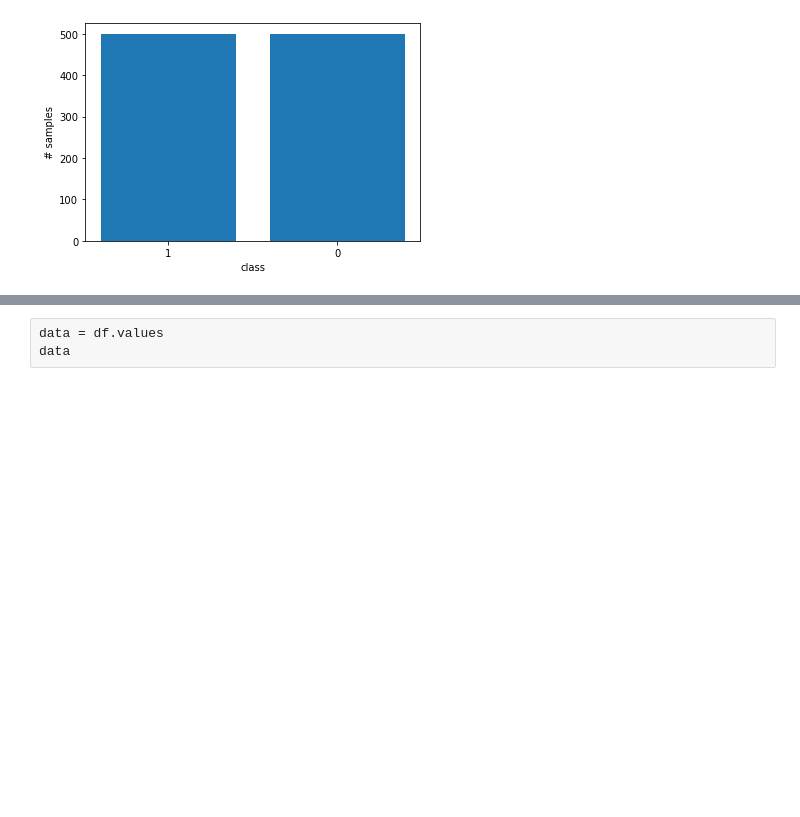
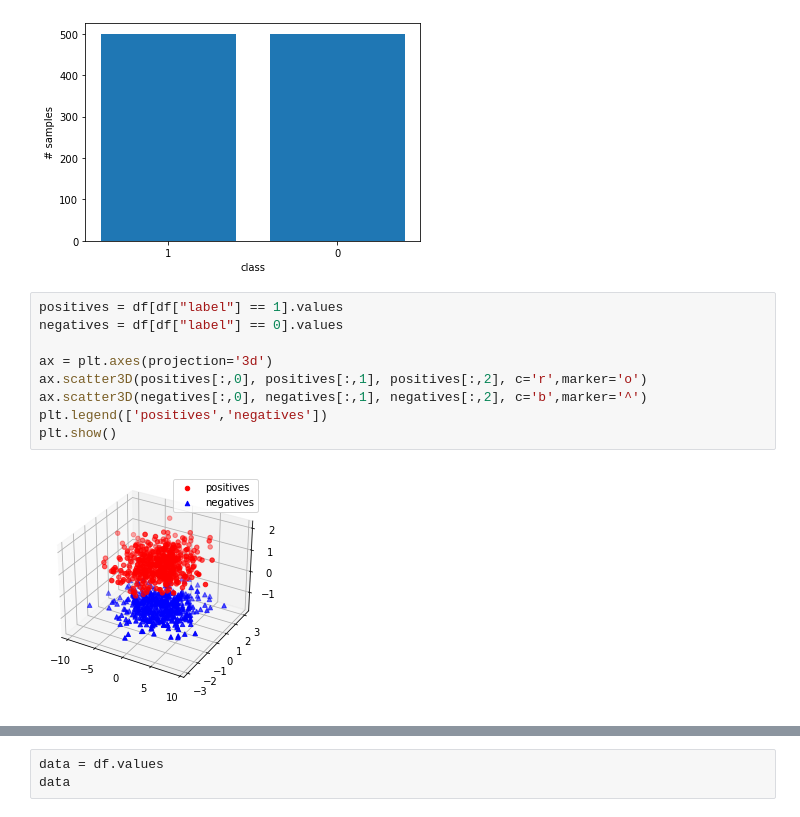
Before and after one commit to PavanReddy28/ML-assignment, a Jupyter notebook: Perceptron/Perceptron.ipynb, the cells around one changed output, grey strips where cells are left out. Drawn from its saved outputs; the diff is of its cells as text; blank space fills up the shorter version.

```diff
--- a/Perceptron/Perceptron.ipynb
+++ b/Perceptron/Perceptron.ipynb
@@ -37,3 +37,14 @@ plt.ylabel('# samples')
 plt.show()
 # %% [output]
 [figure]
+# %%
+positives = df[df["label"] == 1].values
+negatives = df[df["label"] == 0].values
+
+ax = plt.axes(projection='3d')
+ax.scatter3D(positives[:,0], positives[:,1], positives[:,2], c='r',marker='o')
+ax.scatter3D(negatives[:,0], negatives[:,1], negatives[:,2], c='b',marker='^')
+plt.legend(['positives','negatives'])
+plt.show()
+# %% [output]
+[figure, added]
```
Also changed, not shown: parts of 7 cells of this notebook.
